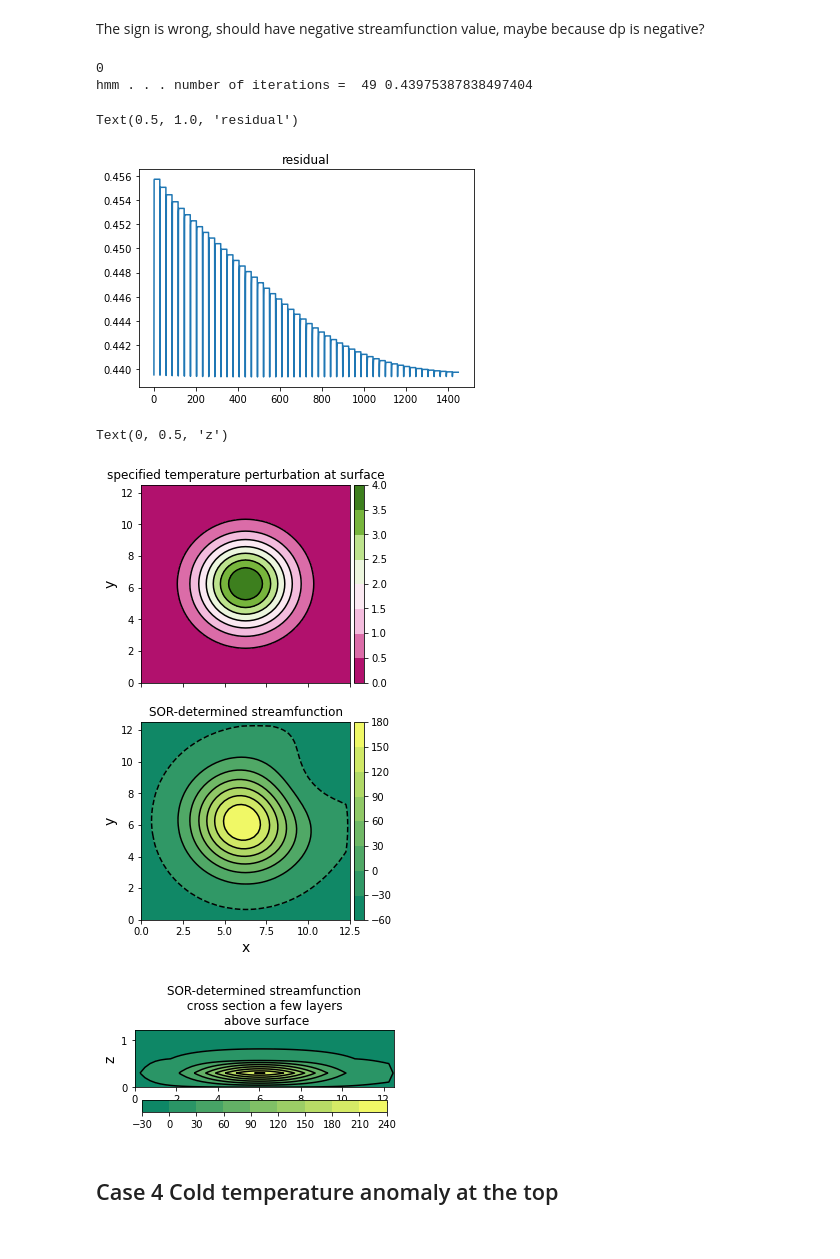
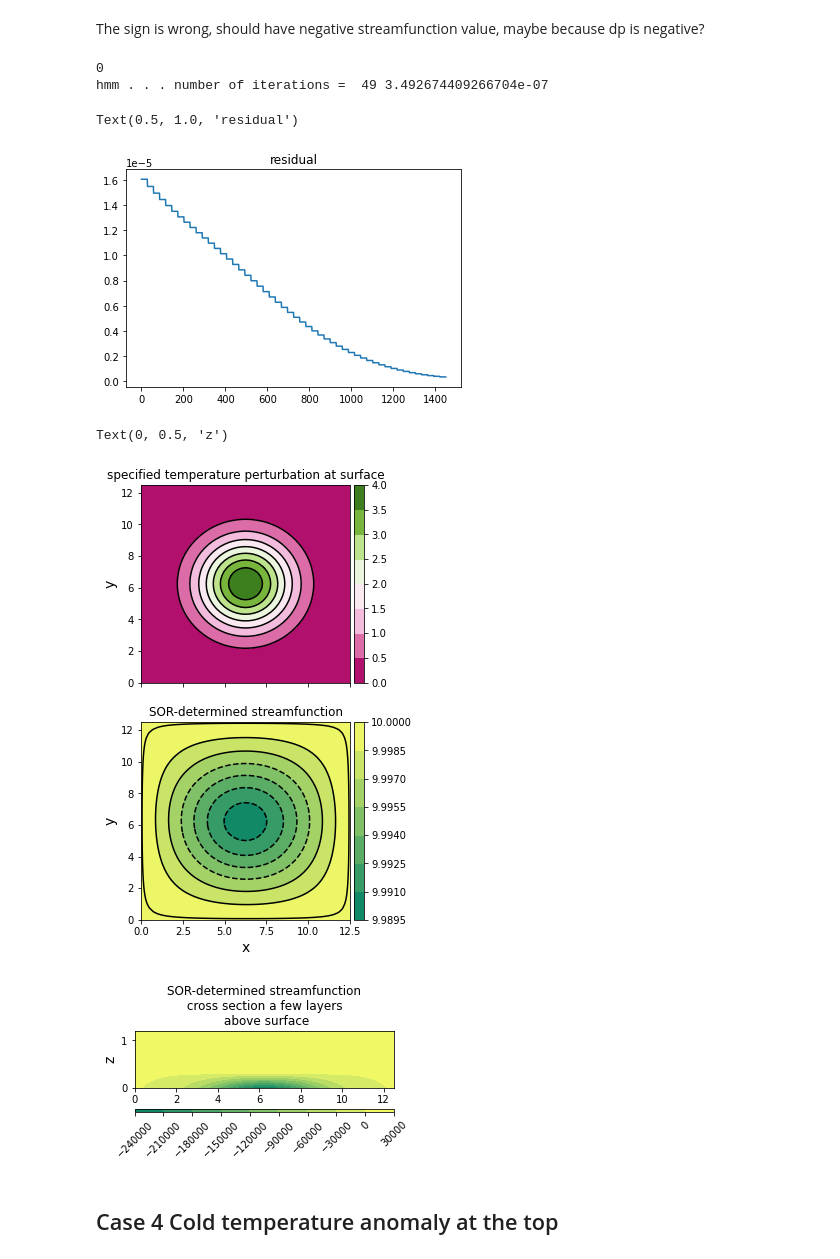
Before and after one commit to michaelcmorgan/QGPV-inversion, a Jupyter notebook: SOR test nchen.ipynb, the cells around one changed output. Cells and saved outputs as stored; diff of their text form; code cells hidden in the pictures.

Commit message:
Fixed the sign of streamfunction associated with temperature perturbation at the top and the bottom boundary

```diff
--- a/SOR test nchen.ipynb
+++ b/SOR test nchen.ipynb
@@ -40,6 +37,7 @@ lat = 30 + y
 lat_rad = np.deg2rad(lat)
 f0 = 2 * omega * (np.sin(lat_rad[0]) + np.sin(lat_rad[-1]))/2
 dellambda2 = (r_earth * dy * (np.pi/180.))**2
+relax = 1.9
 
 
 A1 = np.zeros(len(lat))
@@ -342,8 +328,11 @@ psi = np.ones((nx, ny, nz)) * psi_ig
 for iteration in range(50):
     if iteration%100 == 0:
         print(iteration)
-    psi[:, :, 1] = psi[:, :, 0] - R/pres[0]*tmpk_btm*dp[0]/f0
-    psi[:, :, -2] = psi[:, : ,-1] + R/pres[-1]*tmpk_top*dp[-1]/f0
+    '''
+    We infer psi at the top and the bottom from the interior grid information
+    '''
+    psi[:, :, 0] = psi[:, :, 1] - R / pres[0] * tmpk_btm * (-dp[0]) / f0
+    psi[:, :, -1] = psi[:, : ,-2] - R / pres[-1] * tmpk_top * dp[-1] / f0
     error = 0
     for k in range(1, nz-1):
         # check temperature bc later
@@ -360,12 +349,8 @@ for iteration in range(50):
                 #    print(i, j ,k)
                 error = error + abs(res)
 
-                # Uncomment the 2 lines below to set up a Neumann condition along the eastern boundary
-                #if i==nx-2:
-                    #psi[????]=psi[???]
 
             # if error threshold is met, break out of loop
-        #print(error)
 
         unit_error = error/((nx-2)*(ny-2)*(nz-2))
         error_list.append(unit_error)
@@ -375,51 +360,53 @@ for iteration in range(50):
         break
 
         # number of iterations until convergence
-print('hmm . . . number of iterations = ', iteration, unit_error)
+print('number of iterations = ', iteration, unit_error)
 # %% [output]
 0
-hmm . . . number of iterations =  49 0.43975387838497404
+hmm . . . number of iterations =  49 3.492674409266704e-07
 # %%
 plt.plot(error_list)
 plt.title('residual')
 # %% [output]
 Text(0.5, 1.0, 'residual')
-[figure, old version]
+[figure, new version]
 # %%
 # plot figures
 fig, axes = plt.subplots(nrows=2, ncols=1, figsize=(4,8), sharex=True)
 cs = axes[0].contourf(xs[:,:,10],ys[:,:,10],tmpk_prime[:,:,0],cmap='PiYG')
 divider = make_axes_locatable(axes[0])
 cax = divider.append_axes('right', size='5%', pad=0.05)
 plt.colorbar(cs, cax=cax, orientation='vertical')
 cs = axes[0].contour(xs[:,:,10],ys[:,:,10],tmpk_prime[:,:,0],colors='black')
 axes[0].set_title('specified temperature perturbation at surface')
 axes[0].set_ylabel('y',fontsize=14)
 
 
 psi_mean = np.mean(psi[:,:,1].flatten())
-cs = axes[1].contourf(xs[:,:,0],ys[:,:,1],psi[:,:,1]-psi_mean,cmap='summer')
+cs = axes[1].contourf(xs[:,:,0],ys[:,:,1],psi[:,:,1],cmap='summer')
 axes[1].set_ylabel('y',fontsize=14)
 axes[1].set_xlabel('x',fontsize=14)
 divider = make_axes_locatable(axes[1])
 cax = divider.append_axes('right', size='5%', pad=0.05)
 plt.colorbar(cs, cax=cax, orientation='vertical')
 cs = axes[1].contour(xs[:,:,0],ys[:,:,1],psi[:,:,1]-psi_mean, colors='k')
 axes[1].set_title('SOR-determined streamfunction')
 
 
 fig, ax = plt.subplots(figsize=(4.65,1.5))
 psi_mean = np.mean(psi[:,25,:].flatten())
 cs = ax.contourf(xs[:,25,:5],zs[:,25,:5],psi[:,25,:5]-psi_mean,cmap='summer')#,levels=[psi_ig-.6,psib-.5,psib-.4,psib-.3,psib-.2,psib-.1,psib,psib+.1,psib+.2,psib+.3,psib+.4,psib+.5,psib+.6])
-plt.colorbar(cs, orientation='horizontal')
-#cs = ax.contour(xs[:,25,:5],zs[:,25,:5],psi[:,25,:5]-psi_mean,colors='k')#,levels=[psi_ig-.6,psib-.5,psib-.4,psib-.3,psib-.2,psib-.1,psib,psib+.1,psib+.2,psib+.3,psib+.4,psib+.5,psib+.6])
+divider = make_axes_locatable(ax)
+cax = divider.append_axes('bottom', size='5%', pad=0.3)
+plt.colorbar(cs, cax=cax, orientation='horizontal')
+plt.xticks(rotation=45)
 ax.set_title(f'SOR-determined streamfunction\n cross section a few layers \n above surface')
 ax.set_ylabel('z',fontsize=14)
 #ax.set_xlabel('x',fontsize=14)
 # %% [output]
 Text(0, 0.5, 'z')
-[figure, old version]
+[figure, new version]
-[figure, old version]
+[figure, new version]
 # %% [markdown]
 ## Case 4 Cold temperature anomaly at the top
 # %%
```
Also changed, not shown: parts of 7 cells of this notebook, 1 other file.
